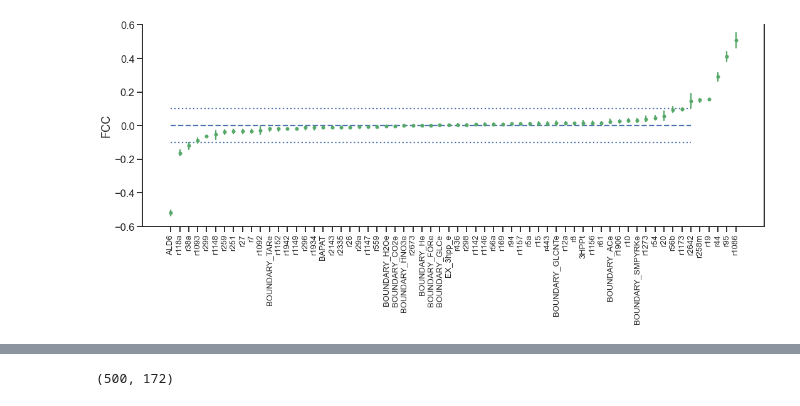
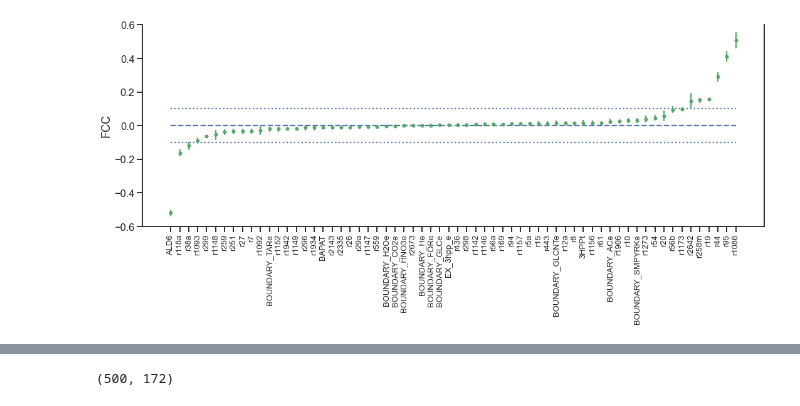
Before and after one commit to AgileBioFoundry/AspergillusQ4Milestone, a Jupyter notebook: notebooks/fcc_plots.ipynb, the cells around one changed output, grey strips where cells are left out. Cells and saved outputs as stored; diff of their text form; code cells hidden in the pictures.

Commit message:
Updated figure to include new FCCs

```diff
--- a/notebooks/fcc_plots.ipynb
+++ b/notebooks/fcc_plots.ipynb
@@ -298,40 +298,40 @@ for i, row in enumerate(hpd):
     #ax2.plot(j, fcc_sort.iloc[:, i].median(), color="g", marker="o", ms=5)
 
     j += 1
-ax.hlines(y=[0], xmin=0, xmax=58, linestyles="dashed")
-ax.hlines(y=[-0.1, 0.1], xmin=0, xmax=58, linestyles="dotted")
+ax.hlines(y=[0], xmin=0, xmax=63, linestyles="dashed")
+ax.hlines(y=[-0.1, 0.1], xmin=0, xmax=63, linestyles="dotted")
 
 ax.set_ylim([-0.6, 0.6])
 #ax2.set_ylim([-0.5, 1])
 
 sns.despine(right=False)
 
 # hide the spines between ax and ax2
 #ax.spines["bottom"].set_visible(False)
 #ax2.spines["top"].set_visible(False)
 #ax.xaxis.set_visible(False)
 # ax.tick_params(labeltop=False)  # don't put tick labels at the top
 ax.xaxis.tick_bottom()
 
 d = 0.015  # how big to make the diagonal lines in axes coordinates
 # arguments to pass to plot, just so we don't keep repeating them
 kwargs = dict(transform=ax.transAxes, color="k", clip_on=False)
 #ax.plot((-d, +d), (-d, +d), **kwargs)  # top-left diagonal
 #ax.plot((1 - d, 1 + d), (-d, +d), **kwargs)  # top-right diagonal
 
 #kwargs.update(transform=ax2.transAxes)  # switch to the bottom axes
 #ax2.plot((-d, +d), (1 - d, 1 + d), **kwargs)  # bottom-left diagonal
 #ax2.plot((1 - d, 1 + d), (1 - d, 1 + d), **kwargs)  # bottom-right diagonal
 
 _ = ax.set_xticks(np.arange(sum(fcc_consistent)))
 _ = ax.set_xticklabels(fcc_sort.columns[fcc_consistent], rotation=90, fontsize=13)
 
 ax.set_ylabel("FCC")
 plt.tight_layout()
 
 plt.savefig("../figures/fcc_consistent_credible_intervals.svg")
 # %% [output]
-[figure, old version]
+[figure, new version]
 [interactive output not drawn]
 # %%
 import matplotlib as mpl
```
Also changed, not shown: parts of 3 cells of this notebook, 5 other files.
